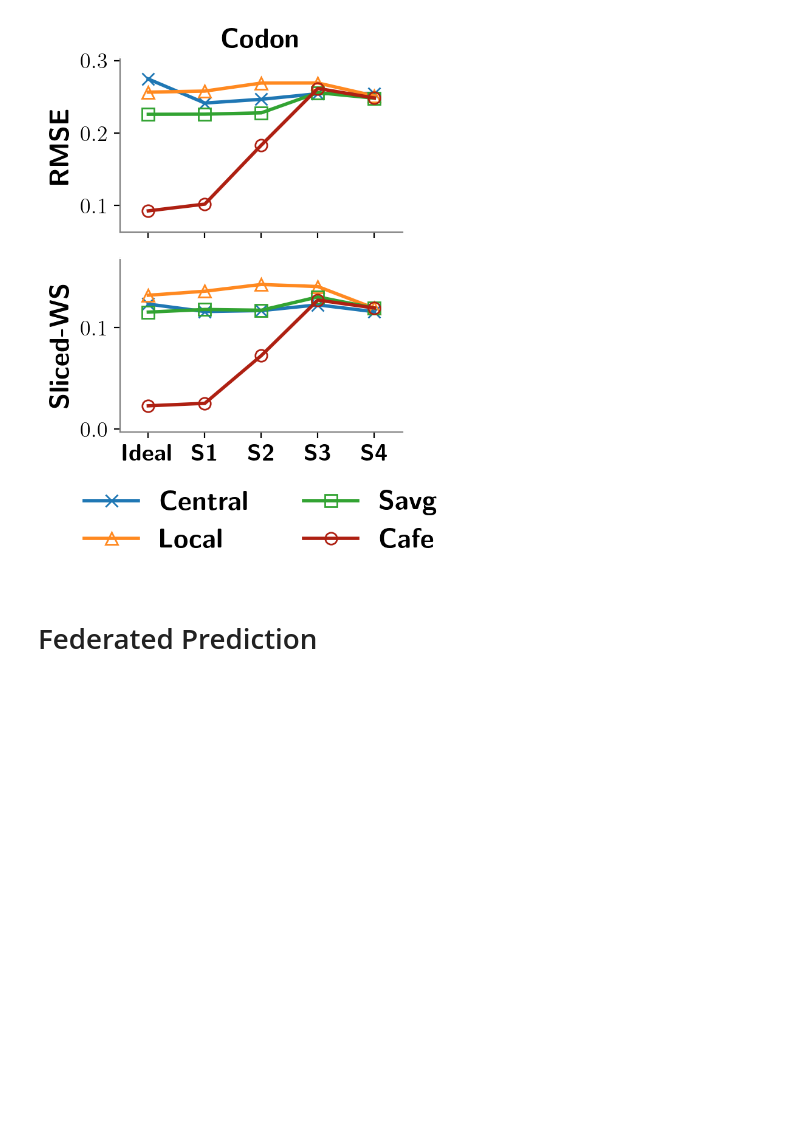
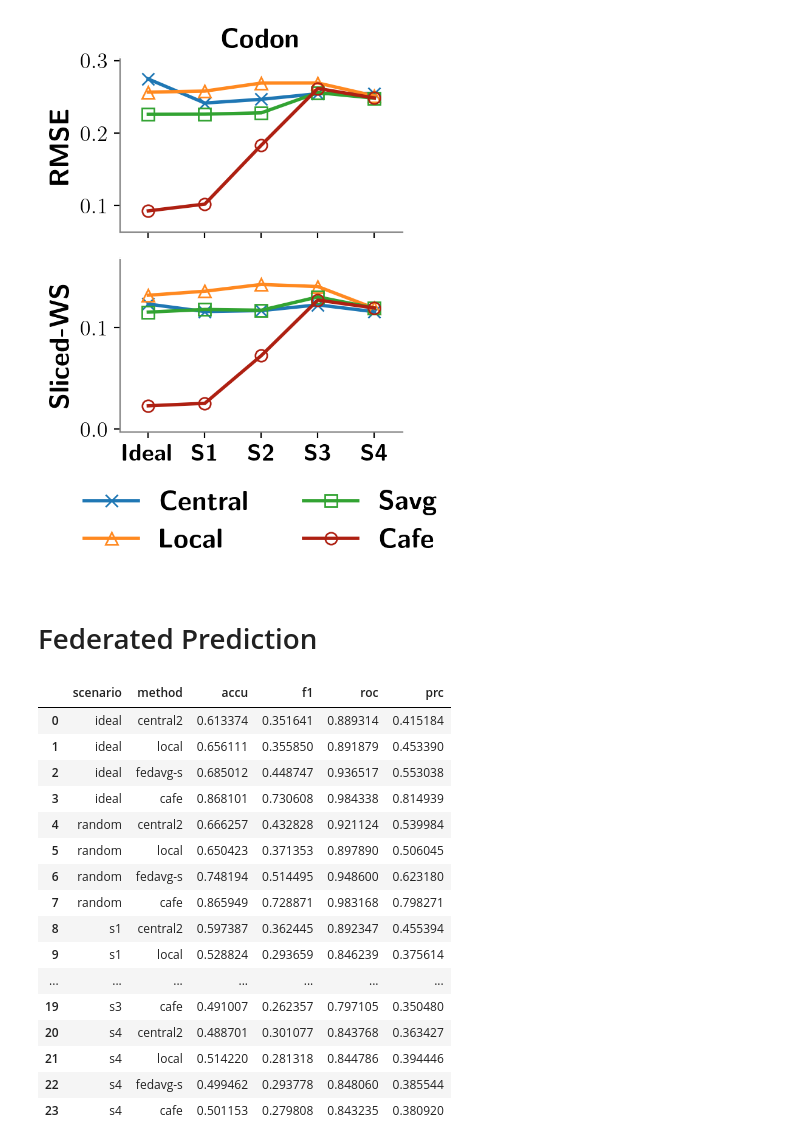
Before and after one commit to sitaomin1994/federated_imputation, a Jupyter notebook: notebook/demo.ipynb, the cells around one changed output. Drawn from its saved outputs; the diff is of its cells as text; code cells hidden in the pictures; blank space fills up the shorter version.

```diff
--- a/notebook/demo.ipynb
+++ b/notebook/demo.ipynb
@@ -12,7 +12,7 @@ import json
 # %%
 scenarios = ['ideal', 'random', 's1', 's2', 's3', 's4']
 methods = ['central2', 'local', 'fedavg-s', 'cafe']
-root = 'results/raw_results/codon/sample-evenly/'
+root = 'results/raw_results/fed_imp/codon/sample-evenly/'
 ret = []
 
 for scenario in scenarios:
@@ -317,3 +317,42 @@ draw_line_plot(
 [figure]
 # %% [markdown]
 # Federated Prediction
+# %%
+scenarios = ['ideal', 'random', 's1', 's2', 's3', 's4']
+methods = ['central2', 'local', 'fedavg-s', 'cafe']
+root = 'results/raw_results/fed_imp_pred_fed/codon/sample-evenly/'
+ret = []
+
+for scenario in scenarios:
+    for method in methods:
+        with open(root + f'/{scenario}/{method}_fedavg_mlp_pytorch_pred.json') as f:
+            content = json.load(f)
+            ret.append({
+                'scenario': scenario,
+                'method': method,
+                'accu': content['results']["accu_mean"],
+                'f1': content['results']["f1_mean"],
+                'roc': content['results']["roc_mean"],
+                'prc': content['results']["prc_mean"],
+            })
+
+df_fed = pd.DataFrame(ret)
+df_fed
+# %% [output]
+|  | scenario | method | accu | f1 | roc | prc |
+| 0 | ideal | central2 | 0.613374 | 0.351641 | 0.889314 | 0.415184 |
+| 1 | ideal | local | 0.656111 | 0.355850 | 0.891879 | 0.453390 |
+| 2 | ideal | fedavg-s | 0.685012 | 0.448747 | 0.936517 | 0.553038 |
+| 3 | ideal | cafe | 0.868101 | 0.730608 | 0.984338 | 0.814939 |
+| 4 | random | central2 | 0.666257 | 0.432828 | 0.921124 | 0.539984 |
+| 5 | random | local | 0.650423 | 0.371353 | 0.897890 | 0.506045 |
+| 6 | random | fedavg-s | 0.748194 | 0.514495 | 0.948600 | 0.623180 |
+| 7 | random | cafe | 0.865949 | 0.728871 | 0.983168 | 0.798271 |
+| 8 | s1 | central2 | 0.597387 | 0.362445 | 0.892347 | 0.455394 |
+| 9 | s1 | local | 0.528824 | 0.293659 | 0.846239 | 0.375614 |
+| ... | ... | ... | ... | ... | ... | ... |
+| 19 | s3 | cafe | 0.491007 | 0.262357 | 0.797105 | 0.350480 |
+| 20 | s4 | central2 | 0.488701 | 0.301077 | 0.843768 | 0.363427 |
+| 21 | s4 | local | 0.514220 | 0.281318 | 0.844786 | 0.394446 |
+| 22 | s4 | fedavg-s | 0.499462 | 0.293778 | 0.848060 | 0.385544 |
+| 23 | s4 | cafe | 0.501153 | 0.279808 | 0.843235 | 0.380920 |
```
Also changed, not shown: parts of 1 cell of this notebook, 3 other files.
